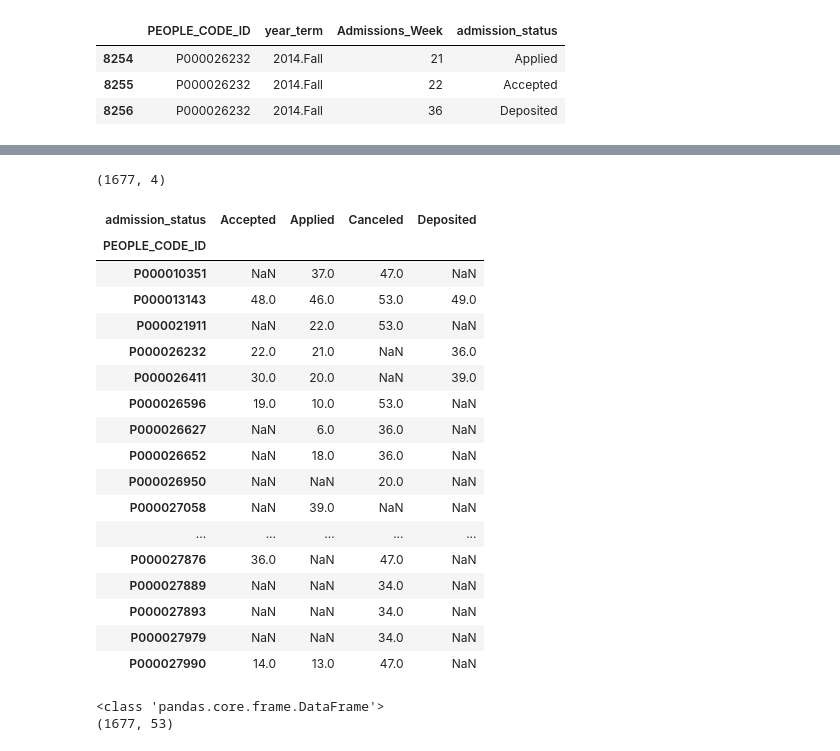
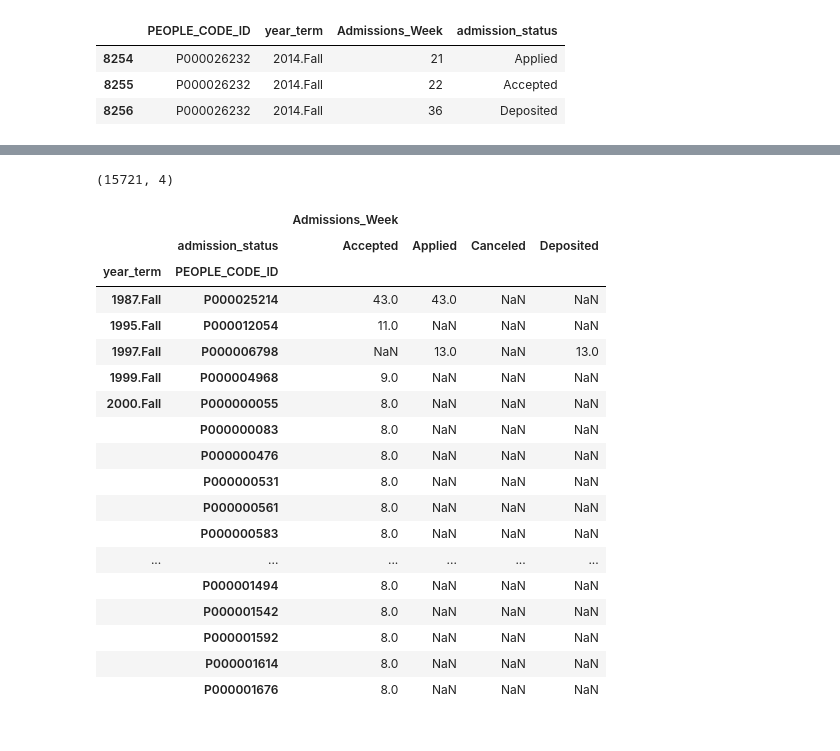
Before and after one commit to JeffWalton-PSC/Admissions, a Jupyter notebook: funnel/admissions_historic_data.ipynb, the cells around one changed output, grey strips where cells are left out. Cells and saved outputs as stored; diff of their text form; code cells hidden in the pictures.

Commit message:
admissions processing flow - tabulate weeks for all stages

```diff
--- a/funnel/admissions_historic_data.ipynb
+++ b/funnel/admissions_historic_data.ipynb
@@ -185,9 +185,12 @@ adm_df.head()
 # %%
 adm_df.info()
 # %%
-adm_df = (adm_df.loc[(adm_df['ACADEMIC_TERM'].isin(['FALL', 'SPRING'])) &
-                     (adm_df['ACADEMIC_SESSION'] == 'MAIN')]
-         )
+adm_df = (adm_df.loc[((adm_df['ACADEMIC_TERM'].isin(['FALL', 'SPRING'])) &
+                      (adm_df['ACADEMIC_SESSION'] == 'MAIN') &
+                      (adm_df['ACADEMIC_YEAR'] >= '2009')
+                      )
+                     ]
+          )
 
 print('adm_df', adm_df.shape)
 print('adm_df')
@@ -441,24 +399,28 @@ w.head(30)
 # %%
-e = q.pivot('PEOPLE_CODE_ID', 'admission_status', 'Admissions_Week')
+e = adm_df1.pivot_table(index=['year_term', 'PEOPLE_CODE_ID'],
+                        columns=['admission_status'],
+                        values=['Admissions_Week']
+                        )
 print(e.shape)
 e.head(30)
 # %% [output]
-(1677, 4)
+(15721, 4)
-| admission_status | Accepted | Applied | Canceled | Deposited |
-| PEOPLE_CODE_ID |  |  |  |  |
-| P000010351 | NaN | 37.0 | 47.0 | NaN |
-| P000013143 | 48.0 | 46.0 | 53.0 | 49.0 |
-| P000021911 | NaN | 22.0 | 53.0 | NaN |
-| P000026232 | 22.0 | 21.0 | NaN | 36.0 |
-| P000026411 | 30.0 | 20.0 | NaN | 39.0 |
-| P000026596 | 19.0 | 10.0 | 53.0 | NaN |
-| P000026627 | NaN | 6.0 | 36.0 | NaN |
-| P000026652 | NaN | 18.0 | 36.0 | NaN |
-| P000026950 | NaN | NaN | 20.0 | NaN |
-| P000027058 | NaN | 39.0 | NaN | NaN |
-| ... | ... | ... | ... | ... |
-| P000027876 | 36.0 | NaN | 47.0 | NaN |
-| P000027889 | NaN | NaN | 34.0 | NaN |
-| P000027893 | NaN | NaN | 34.0 | NaN |
-| P000027979 | NaN | NaN | 34.0 | NaN |
-| P000027990 | 14.0 | 13.0 | 47.0 | NaN |
+|  |  | Admissions_Week |  |  |  |
+|  | admission_status | Accepted | Applied | Canceled | Deposited |
+| year_term | PEOPLE_CODE_ID |  |  |  |  |
+| 1987.Fall | P000025214 | 43.0 | 43.0 | NaN | NaN |
+| 1995.Fall | P000012054 | 11.0 | NaN | NaN | NaN |
+| 1997.Fall | P000006798 | NaN | 13.0 | NaN | 13.0 |
+| 1999.Fall | P000004968 | 9.0 | NaN | NaN | NaN |
+| 2000.Fall | P000000055 | 8.0 | NaN | NaN | NaN |
+|  | P000000083 | 8.0 | NaN | NaN | NaN |
+|  | P000000476 | 8.0 | NaN | NaN | NaN |
+|  | P000000531 | 8.0 | NaN | NaN | NaN |
+|  | P000000561 | 8.0 | NaN | NaN | NaN |
+|  | P000000583 | 8.0 | NaN | NaN | NaN |
+| ... | ... | ... | ... | ... | ... |
+|  | P000001494 | 8.0 | NaN | NaN | NaN |
+|  | P000001542 | 8.0 | NaN | NaN | NaN |
+|  | P000001592 | 8.0 | NaN | NaN | NaN |
+|  | P000001614 | 8.0 | NaN | NaN | NaN |
+|  | P000001676 | 8.0 | NaN | NaN | NaN |
@@ -482,13 +436,13 @@ def f_applied(field, data_frame, n):
 # %%
-data_frame = e
-field='Applied'
-weeks = range(1,54)
-r = pd.DataFrame(np.zeros((data_frame.shape[0],53)), index=data_frame.index, columns=[f'{field}_{w:02d}' for w in weeks])
-for w in weeks:
-    r.loc[:,f'{field}_{w:02d}'] = f_applied(field, data_frame, w)
+# function returns DataFrame of 53 week status values
+def fill_weeks(field, data_frame):
+    weeks = range(1, 54)
+    fld = field[:2]
+    r = pd.DataFrame(np.zeros((data_frame.shape[0], 53)),
+                     index=data_frame.index,
+                     columns=[f'{fld}{w:02d}' for w in weeks])
+    for w in weeks:
+        f = f'{fld}{w:02d}'
+        r.loc[:, f] = f_status(field, data_frame, w)
 
-print(type(r))
-print(r.shape)
+    return r
-# %% [output]
-<class 'pandas.core.frame.DataFrame'>
-(1677, 53)
```
Also changed, not shown: parts of 15 cells of this notebook, 1 other file.
